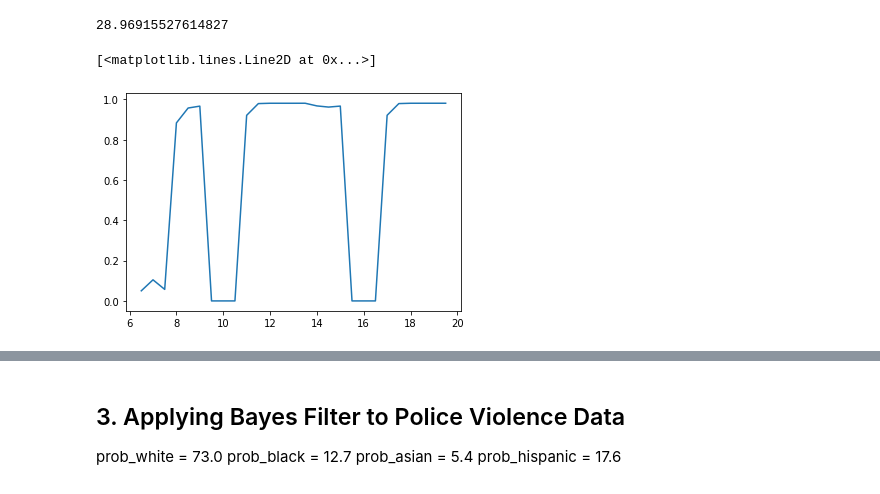
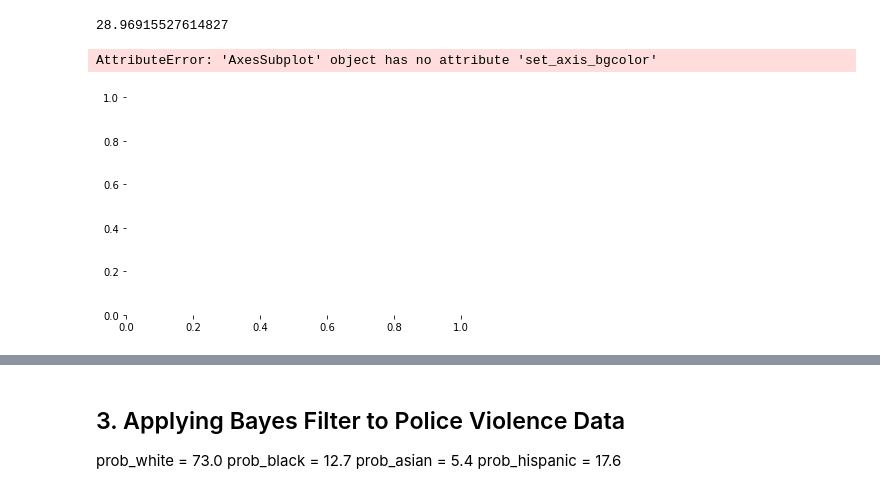
Before and after one commit to daphne-poon/e205, a Jupyter notebook: labs/lab2/Lab2.ipynb, the cells around one changed output, grey strips where cells are left out. Cells and saved outputs as stored; diff of their text form; code cells hidden in the pictures.

```diff
--- a/labs/lab2/Lab2.ipynb
+++ b/labs/lab2/Lab2.ipynb
@@ -225,8 +228,29 @@ filter_3 = bayes_filter(speed_with_time_3)
 filter_4 = bayes_filter(speed_with_time_4)
 filter_5 = bayes_filter(speed_with_time_5)
 filter_6 = bayes_filter(speed_with_time_6)
-
-plt.plot(speed_with_time_4["Time"], filter_4[0])
-# %% [output]
-[<matplotlib.lines.Line2D at 0x...>]
-[figure, removed]
+# %%
+fig_size=(8,4)
+
+ax1 = plt.subplot(321)
+ax2 = plt.subplot(322)
+ax3 = plt.subplot(323)
+ax4 = plt.subplot(324)
+ax5 = plt.subplot(325)
+ax6 = plt.subplot(326)
+
+ax1.plot(speed_with_time_1["Time"], filter_1[0])
+ax2.plot(speed_with_time_2["Time"], filter_2[0])
+ax3.plot(speed_with_time_3["Time"], filter_3[0])
+ax4.plot(speed_with_time_4["Time"], filter_4[0])
+ax5.plot(speed_with_time_5["Time"], filter_5[0])
+ax6.plot(speed_with_time_6["Time"], filter_6[0])
+
+big_ax = plt.subplot(111, frameon=False)
+big_ax.set_axis_bgcolor('none')
+
+plt.tight_layout(pad=0.5)
+
+plt.show()
+# %% [output]
+AttributeError: 'AxesSubplot' object has no attribute 'set_axis_bgcolor'
+[figure, added]
```
Also changed, not shown: parts of 5 cells of this notebook, 1 other file.
